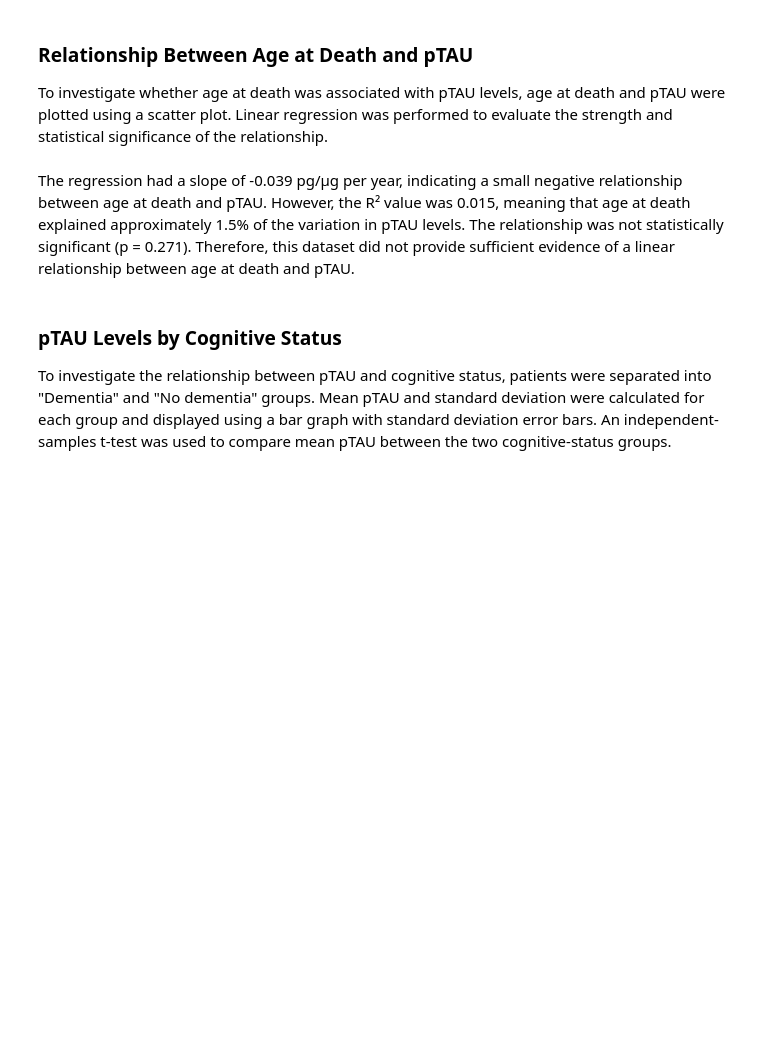
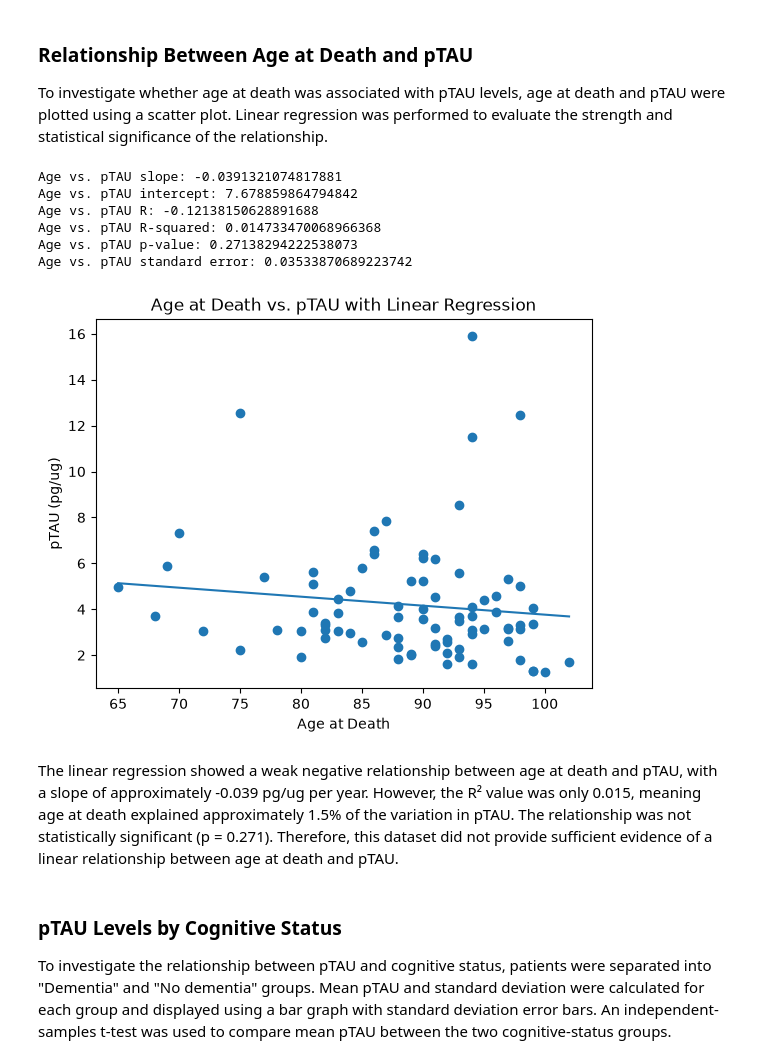
Before and after one commit to privi-alt/BME2315_Module1, a Jupyter notebook: Module 1 Template.ipynb, the cells around one changed output. Cells and saved outputs as stored; diff of their text form; code cells hidden in the pictures; blank space fills up the shorter version.

```diff
--- a/Module 1 Template.ipynb
+++ b/Module 1 Template.ipynb
@@ -150,31 +230,57 @@ The difference in pTAU between female and male patients with dementia was not st
 
 To investigate whether age at death was associated with pTAU levels, age at death and pTAU were plotted using a scatter plot. Linear regression was performed to evaluate the strength and statistical significance of the relationship.
 # %%
+# Get age at death and pTAU values for all patients
 ages = [patient.age_at_death for patient in Patient.all_patients]
 ptau_values = [patient.ptau for patient in Patient.all_patients]
 
-# Calculate linear regression for age at death vs. pTAU
-slope, intercept, r_value, p_value, std_err = stats.linregress(ages, ptau_values)
+# Perform linear regression to test the relationship
+# between age at death and pTAU
+slope, intercept, r_value, p_value, std_err = stats.linregress(
+    ages,
+    ptau_values
+)
 
-regression_line = [slope * age + intercept for age in ages]
+# Sort the ages so the regression line is drawn correctly
+sorted_ages = sorted(ages)
 
+# Calculate predicted pTAU values using the regression equation
+regression_line = [
+    slope * age + intercept
+    for age in sorted_ages
+]
+
+# Print the linear regression results
 print("Age vs. pTAU slope:", slope)
 print("Age vs. pTAU intercept:", intercept)
+print("Age vs. pTAU R:", r_value)
 print("Age vs. pTAU R-squared:", r_value ** 2)
 print("Age vs. pTAU p-value:", p_value)
+print("Age vs. pTAU standard error:", std_err)
 
-# Create scatter plot with regression line
+# Create scatter plot showing the patient data
 plt.figure()
 plt.scatter(ages, ptau_values)
-plt.plot(ages, regression_line)
 
+# Add the linear regression line
+plt.plot(sorted_ages, regression_line)
+
+# Label the graph
 plt.xlabel("Age at Death")
 plt.ylabel("pTAU (pg/ug)")
 plt.title("Age at Death vs. pTAU with Linear Regression")
 
 plt.show()
+# %% [output]
+Age vs. pTAU slope: -0.0391321074817881
+Age vs. pTAU intercept: 7.678859864794842
+Age vs. pTAU R: -0.12138150628891688
+Age vs. pTAU R-squared: 0.014733470068966368
+Age vs. pTAU p-value: 0.27138294222538073
+Age vs. pTAU standard error: 0.03533870689223742
+[figure, added]
 # %% [markdown]
-The regression had a slope of -0.039 pg/µg per year, indicating a small negative relationship between age at death and pTAU. However, the R² value was 0.015, meaning that age at death explained approximately 1.5% of the variation in pTAU levels. The relationship was not statistically significant (p = 0.271). Therefore, this dataset did not provide sufficient evidence of a linear relationship between age at death and pTAU.
+The linear regression showed a weak negative relationship between age at death and pTAU, with a slope of approximately -0.039 pg/ug per year. However, the R² value was only 0.015, meaning age at death explained approximately 1.5% of the variation in pTAU. The relationship was not statistically significant (p = 0.271). Therefore, this dataset did not provide sufficient evidence of a linear relationship between age at death and pTAU.
 # %% [markdown]
 ### pTAU Levels by Cognitive Status
 
```
Also changed, not shown: parts of 11 cells of this notebook.
